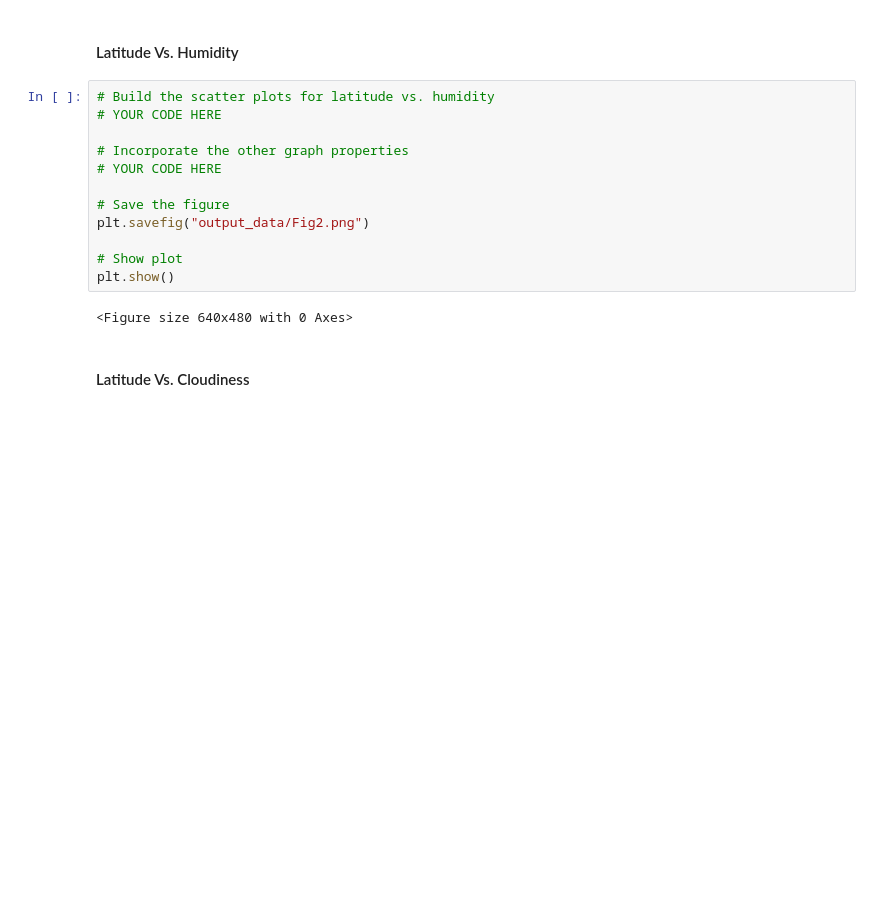
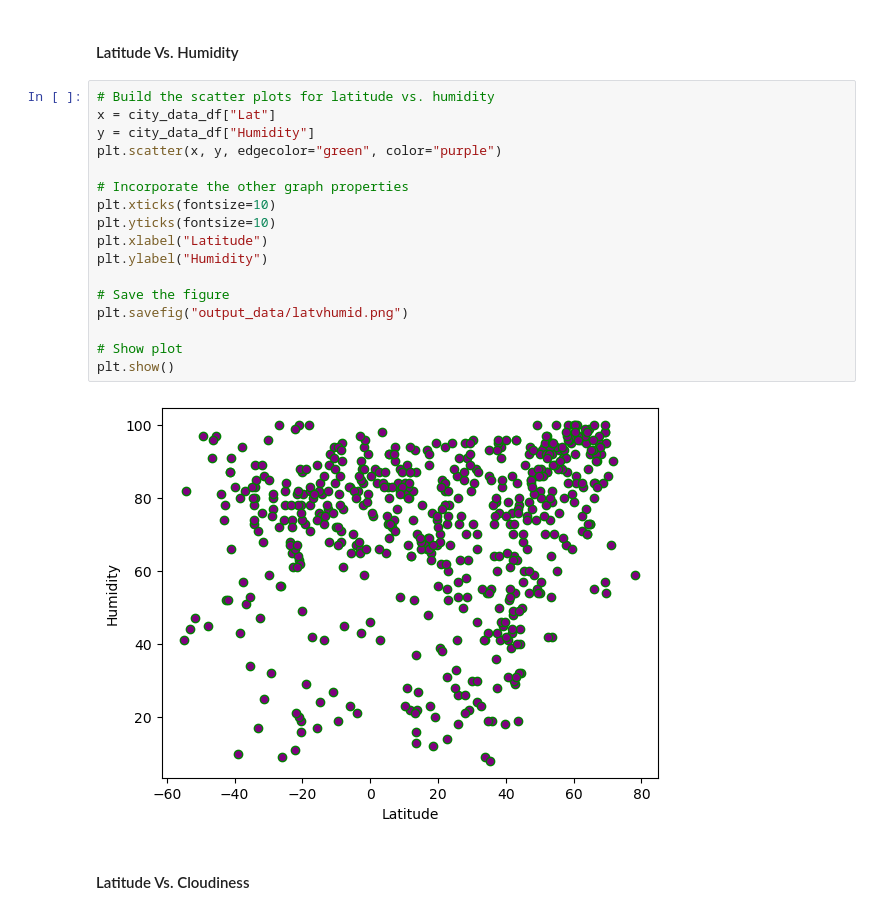
Before and after one commit to jnnfrwht14/Module6_API, a Jupyter notebook: WeatherPy.ipynb, the cells around one changed output. Cells and saved outputs as stored; diff of their text form; blank space fills up the shorter version.

```diff
--- a/WeatherPy.ipynb
+++ b/WeatherPy.ipynb
@@ -207,18 +212,23 @@ plt.show()
 #### Latitude Vs. Humidity
 # %%
 # Build the scatter plots for latitude vs. humidity
-# YOUR CODE HERE
+x = city_data_df["Lat"]
+y = city_data_df["Humidity"]
+plt.scatter(x, y, edgecolor="green", color="purple")
 
 # Incorporate the other graph properties
-# YOUR CODE HERE
+plt.xticks(fontsize=10)
+plt.yticks(fontsize=10)
+plt.xlabel("Latitude")
+plt.ylabel("Humidity")
 
 # Save the figure
-plt.savefig("output_data/Fig2.png")
+plt.savefig("output_data/latvhumid.png")
 
 # Show plot
 plt.show()
 # %% [output]
-<Figure size 640x480 with 0 Axes>
+[figure, added]
 # %% [markdown]
 #### Latitude Vs. Cloudiness
 # %%
```
Also changed, not shown: parts of 1 cell of this notebook, 2 other files.
